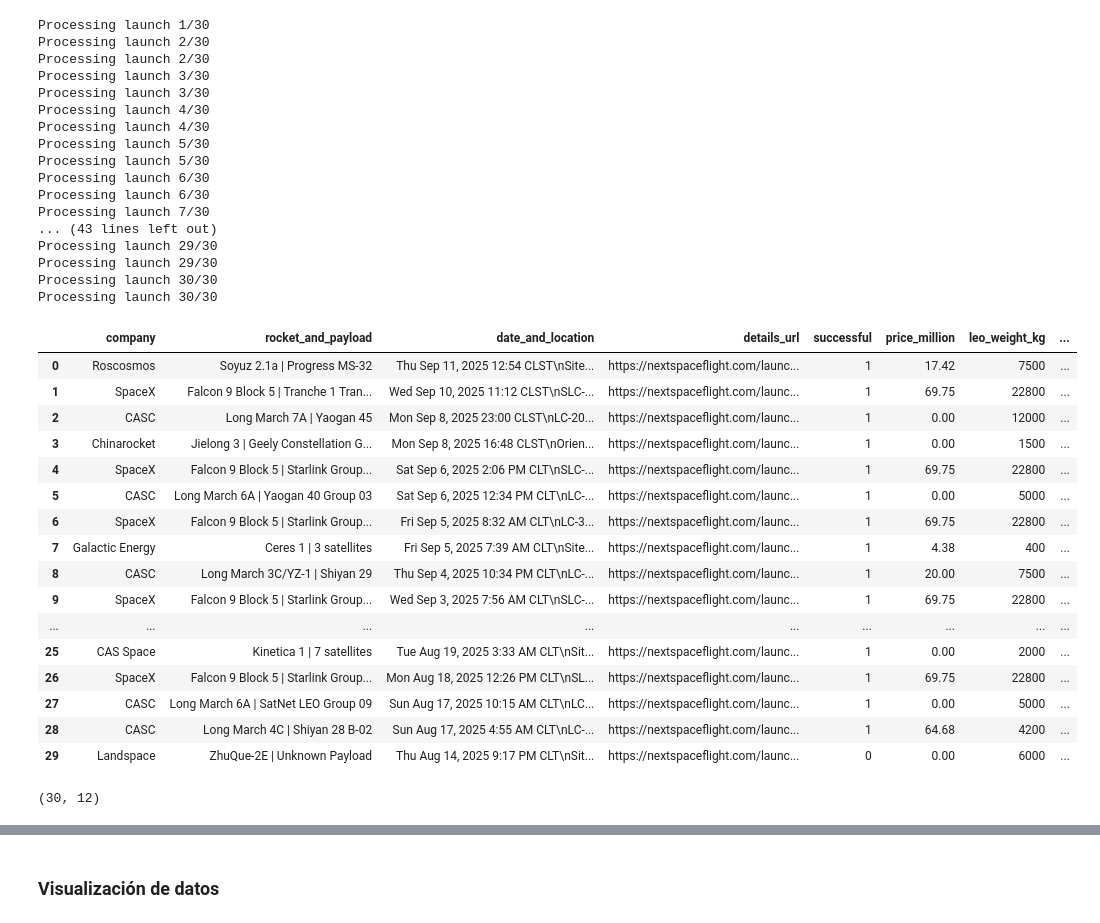
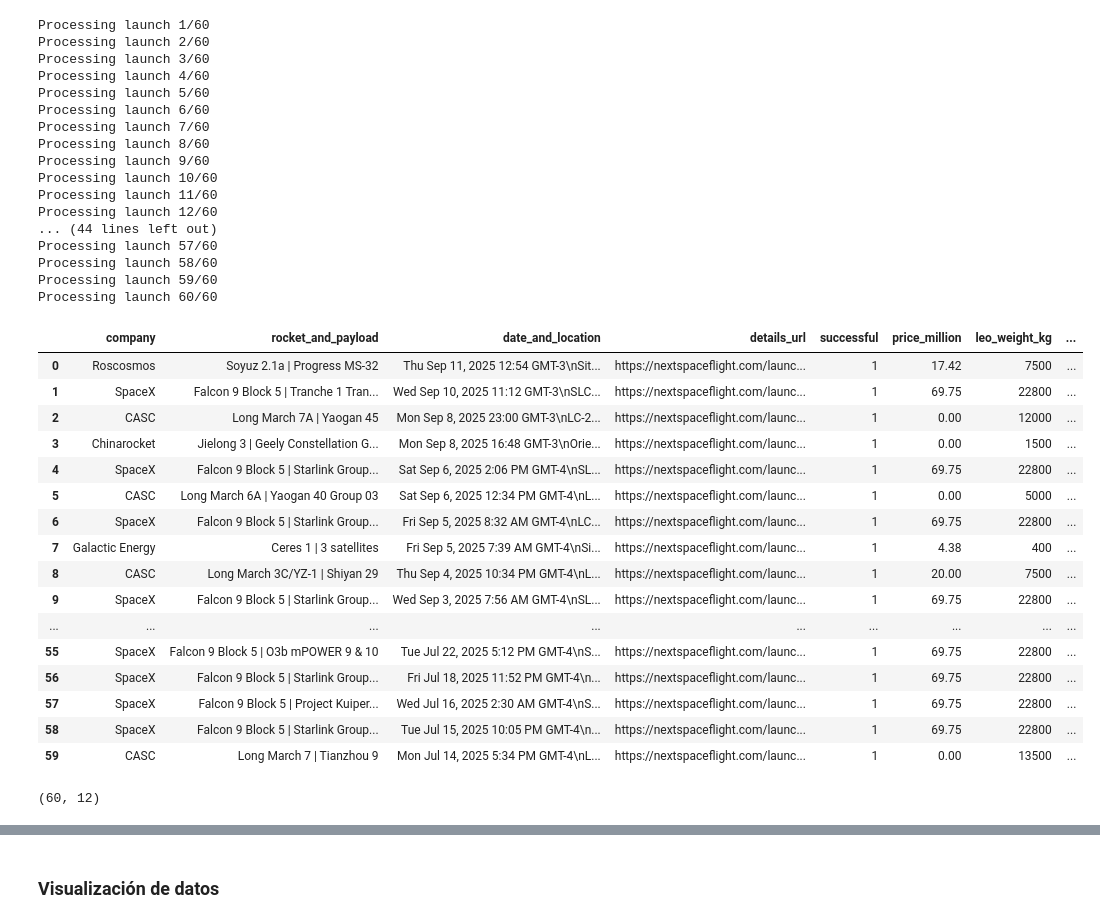
Before and after one commit to BaljeetTM/Tarea1_dataScience, a Jupyter notebook: Tarea1.ipynb, the cells around one changed output, grey strips where cells are left out. Saved outputs shown, nothing was run; the diff lists cells and outputs as text; code cells hidden in the pictures.

```diff
--- a/Tarea1.ipynb
+++ b/Tarea1.ipynb
@@ -11,6 +10,6 @@ import re
 # %%
 base_url = "https://nextspaceflight.com/launches/past/"
-last_page = 1
+last_page = 2
 # %%
 
 
@@ -58,7 +57,7 @@ fairing_diameters = []
 fairing_heights = []
 
 for index in range(len(df.details_url)):
-    print(f"Processing launch {index + 1}/{len(df.details_url)}")
+    print(f"Processing launch {index + 1}/{len(df.details_url)}")#pensar en quitar
     browser.get(df.details_url[index])
 
     details_els = wait.until(EC.presence_of_all_elements_located((By.CLASS_NAME, "mdl-card__supporting-text")))
@@ -75,7 +74,7 @@ for index in range(len(df.details_url)):
         parts = details_texts[1].split("\n")
         for part in parts:
             if "Price: " in part:
-                price = part.replace("Price: ", "").replace("$", "").replace(" million", "").strip()
+                price = part.replace("Price: $", "").replace(" million", "").strip()
                 price = float(price)
             elif "Payload to LEO:" in part:
                 leo_weight = part.replace("Payload to LEO:", "").replace("kg", "").strip()
@@ -88,71 +87,71 @@ for index in range(len(df.details_url)):
                 rocket_h = float(rocket_h)
             elif "Fairing Diameter:" in part:
                 fairing_d = part.replace("Fairing Diameter:", "").replace("m", "").strip()
                 fairing_d = float(fairing_d)
             elif "Fairing Height:" in part:
                 fairing_h = part.replace("Fairing Height:", "").replace("m", "").strip()
                 fairing_h = float(fairing_h)
 
 
     prices.append(price)
     leo_weights.append(leo_weight)
     gto_weights.append(gto_weight)
     rocket_heights.append(rocket_h)
     fairing_diameters.append(fairing_d)
     fairing_heights.append(fairing_h)
 
 browser.quit()
 
 
 df["price_million"] = prices
 df["leo_weight_kg"] = leo_weights
 df["gto_weight_kg"] = gto_weights
 df["total_payload_kg"] = df["leo_weight_kg"] + df["gto_weight_kg"]
 df["rocket_height_m"] = rocket_heights
 df["fairing_diameter_m"] = fairing_diameters
 df["fairing_height_m"] = fairing_heights
 
 df
 # %% [output]
-Processing launch 1/30
-Processing launch 2/30
-Processing launch 2/30
-Processing launch 3/30
-Processing launch 3/30
-Processing launch 4/30
-Processing launch 4/30
-Processing launch 5/30
-Processing launch 5/30
-Processing launch 6/30
-Processing launch 6/30
-Processing launch 7/30
-... (43 lines left out)
-Processing launch 29/30
-Processing launch 29/30
-Processing launch 30/30
-Processing launch 30/30
+Processing launch 1/60
+Processing launch 2/60
+Processing launch 3/60
+Processing launch 4/60
+Processing launch 5/60
+Processing launch 6/60
+Processing launch 7/60
+Processing launch 8/60
+Processing launch 9/60
+Processing launch 10/60
+Processing launch 11/60
+Processing launch 12/60
+... (44 lines left out)
+Processing launch 57/60
+Processing launch 58/60
+Processing launch 59/60
+Processing launch 60/60
 |  | company | rocket_and_payload | date_and_location | details_url | successful | price_million | leo_weight_kg | ... |
-| 0 | Roscosmos | Soyuz 2.1a | Progress MS-32 | Thu Sep 11, 2025 12:54 CLST\nSite... | https://nextspaceflight.com/launc... | 1 | 17.42 | 7500 | ... |
-| 1 | SpaceX | Falcon 9 Block 5 | Tranche 1 Tran... | Wed Sep 10, 2025 11:12 CLST\nSLC-... | https://nextspaceflight.com/launc... | 1 | 69.75 | 22800 | ... |
-| 2 | CASC | Long March 7A | Yaogan 45 | Mon Sep 8, 2025 23:00 CLST\nLC-20... | https://nextspaceflight.com/launc... | 1 | 0.00 | 12000 | ... |
-| 3 | Chinarocket | Jielong 3 | Geely Constellation G... | Mon Sep 8, 2025 16:48 CLST\nOrien... | https://nextspaceflight.com/launc... | 1 | 0.00 | 1500 | ... |
-| 4 | SpaceX | Falcon 9 Block 5 | Starlink Group... | Sat Sep 6, 2025 2:06 PM CLT\nSLC-... | https://nextspaceflight.com/launc... | 1 | 69.75 | 22800 | ... |
-| 5 | CASC | Long March 6A | Yaogan 40 Group 03 | Sat Sep 6, 2025 12:34 PM CLT\nLC-... | https://nextspaceflight.com/launc... | 1 | 0.00 | 5000 | ... |
-| 6 | SpaceX | Falcon 9 Block 5 | Starlink Group... | Fri Sep 5, 2025 8:32 AM CLT\nLC-3... | https://nextspaceflight.com/launc... | 1 | 69.75 | 22800 | ... |
-| 7 | Galactic Energy | Ceres 1 | 3 satellites | Fri Sep 5, 2025 7:39 AM CLT\nSite... | https://nextspaceflight.com/launc... | 1 | 4.38 | 400 | ... |
-| 8 | CASC | Long March 3C/YZ-1 | Shiyan 29 | Thu Sep 4, 2025 10:34 PM CLT\nLC-... | https://nextspaceflight.com/launc... | 1 | 20.00 | 7500 | ... |
-| 9 | SpaceX | Falcon 9 Block 5 | Starlink Group... | Wed Sep 3, 2025 7:56 AM CLT\nSLC-... | https://nextspaceflight.com/launc... | 1 | 69.75 | 22800 | ... |
+| 0 | Roscosmos | Soyuz 2.1a | Progress MS-32 | Thu Sep 11, 2025 12:54 GMT-3\nSit... | https://nextspaceflight.com/launc... | 1 | 17.42 | 7500 | ... |
+| 1 | SpaceX | Falcon 9 Block 5 | Tranche 1 Tran... | Wed Sep 10, 2025 11:12 GMT-3\nSLC... | https://nextspaceflight.com/launc... | 1 | 69.75 | 22800 | ... |
+| 2 | CASC | Long March 7A | Yaogan 45 | Mon Sep 8, 2025 23:00 GMT-3\nLC-2... | https://nextspaceflight.com/launc... | 1 | 0.00 | 12000 | ... |
+| 3 | Chinarocket | Jielong 3 | Geely Constellation G... | Mon Sep 8, 2025 16:48 GMT-3\nOrie... | https://nextspaceflight.com/launc... | 1 | 0.00 | 1500 | ... |
+| 4 | SpaceX | Falcon 9 Block 5 | Starlink Group... | Sat Sep 6, 2025 2:06 PM GMT-4\nSL... | https://nextspaceflight.com/launc... | 1 | 69.75 | 22800 | ... |
+| 5 | CASC | Long March 6A | Yaogan 40 Group 03 | Sat Sep 6, 2025 12:34 PM GMT-4\nL... | https://nextspaceflight.com/launc... | 1 | 0.00 | 5000 | ... |
+| 6 | SpaceX | Falcon 9 Block 5 | Starlink Group... | Fri Sep 5, 2025 8:32 AM GMT-4\nLC... | https://nextspaceflight.com/launc... | 1 | 69.75 | 22800 | ... |
+| 7 | Galactic Energy | Ceres 1 | 3 satellites | Fri Sep 5, 2025 7:39 AM GMT-4\nSi... | https://nextspaceflight.com/launc... | 1 | 4.38 | 400 | ... |
+| 8 | CASC | Long March 3C/YZ-1 | Shiyan 29 | Thu Sep 4, 2025 10:34 PM GMT-4\nL... | https://nextspaceflight.com/launc... | 1 | 20.00 | 7500 | ... |
+| 9 | SpaceX | Falcon 9 Block 5 | Starlink Group... | Wed Sep 3, 2025 7:56 AM GMT-4\nSL... | https://nextspaceflight.com/launc... | 1 | 69.75 | 22800 | ... |
 | ... | ... | ... | ... | ... | ... | ... | ... | ... |
-| 25 | CAS Space | Kinetica 1 | 7 satellites | Tue Aug 19, 2025 3:33 AM CLT\nSit... | https://nextspaceflight.com/launc... | 1 | 0.00 | 2000 | ... |
-| 26 | SpaceX | Falcon 9 Block 5 | Starlink Group... | Mon Aug 18, 2025 12:26 PM CLT\nSL... | https://nextspaceflight.com/launc... | 1 | 69.75 | 22800 | ... |
-| 27 | CASC | Long March 6A | SatNet LEO Group 09 | Sun Aug 17, 2025 10:15 AM CLT\nLC... | https://nextspaceflight.com/launc... | 1 | 0.00 | 5000 | ... |
-| 28 | CASC | Long March 4C | Shiyan 28 B-02 | Sun Aug 17, 2025 4:55 AM CLT\nLC-... | https://nextspaceflight.com/launc... | 1 | 64.68 | 4200 | ... |
-| 29 | Landspace | ZhuQue-2E | Unknown Payload | Thu Aug 14, 2025 9:17 PM CLT\nSit... | https://nextspaceflight.com/launc... | 0 | 0.00 | 6000 | ... |
+| 55 | SpaceX | Falcon 9 Block 5 | O3b mPOWER 9 & 10 | Tue Jul 22, 2025 5:12 PM GMT-4\nS... | https://nextspaceflight.com/launc... | 1 | 69.75 | 22800 | ... |
+| 56 | SpaceX | Falcon 9 Block 5 | Starlink Group... | Fri Jul 18, 2025 11:52 PM GMT-4\n... | https://nextspaceflight.com/launc... | 1 | 69.75 | 22800 | ... |
+| 57 | SpaceX | Falcon 9 Block 5 | Project Kuiper... | Wed Jul 16, 2025 2:30 AM GMT-4\nS... | https://nextspaceflight.com/launc... | 1 | 69.75 | 22800 | ... |
+| 58 | SpaceX | Falcon 9 Block 5 | Starlink Group... | Tue Jul 15, 2025 10:05 PM GMT-4\n... | https://nextspaceflight.com/launc... | 1 | 69.75 | 22800 | ... |
+| 59 | CASC | Long March 7 | Tianzhou 9 | Mon Jul 14, 2025 5:34 PM GMT-4\nL... | https://nextspaceflight.com/launc... | 1 | 0.00 | 13500 | ... |
 # %%
 df.size
 df.shape
 # %% [output]
-(30, 12)
+(60, 12)
 # %%
 df["rocket"] = df["rocket_and_payload"].str.split("|").str[0]
 df["payload"] = df["rocket_and_payload"].str.split("|").str[1]
```
Also changed, not shown: parts of 7 cells of this notebook.
